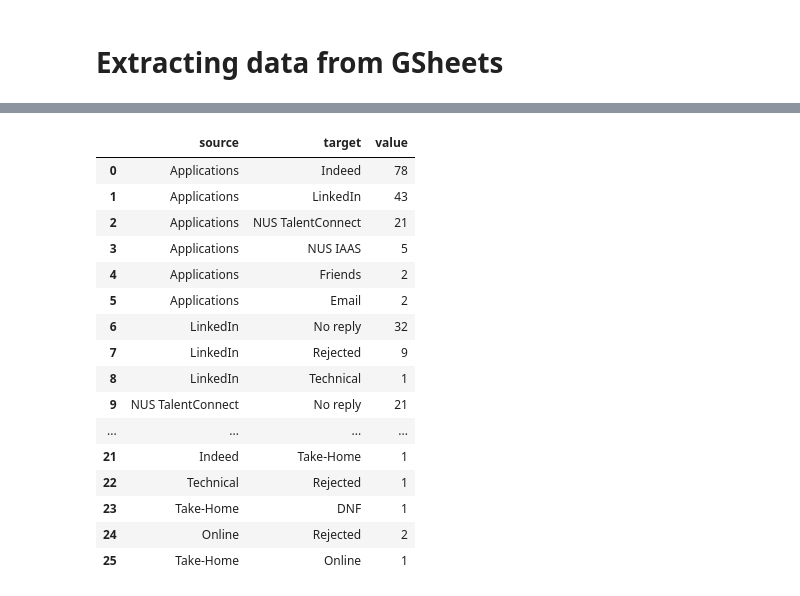
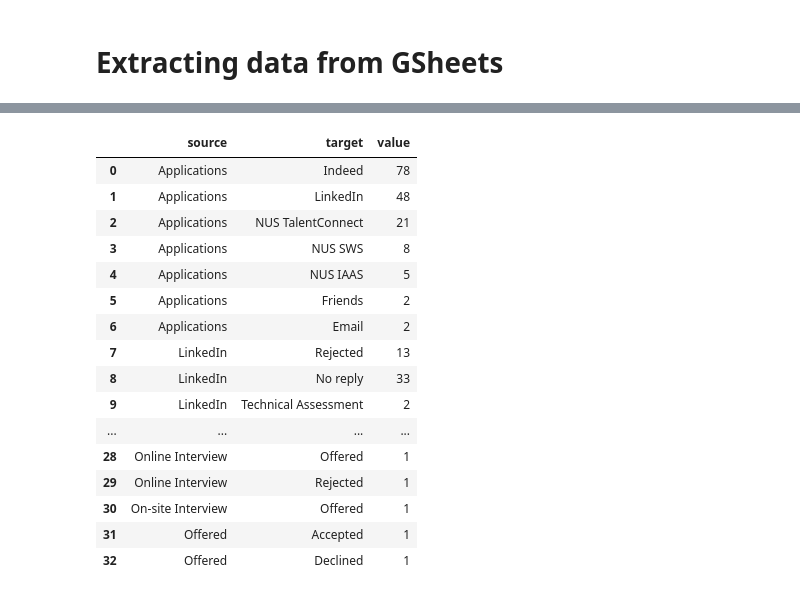
Before and after one commit to thewongdylan/internship-tracking, a Jupyter notebook: src/SankeyGenerator.ipynb, the cells around one changed output, grey strips where cells are left out. Drawn from its saved outputs; the diff is of its cells as text; code cells hidden in the pictures.

```diff
--- a/src/SankeyGenerator.ipynb
+++ b/src/SankeyGenerator.ipynb
@@ -64,13 +64,17 @@ See the caveats in the documentation: https://pandas.pydata.org/pandas-docs/stab
 # Lists of unique values for various phases
 job_sources = applications['Source'].unique().tolist()
 
-statuses = applications['Status 1'].unique().tolist()
-statuses.extend(applications['Status 2'].unique().tolist())
+status_stages = [stage for stage in applications.columns if stage.startswith('Status')]
+for i in range(len(status_stages)):
+    if i == 0:
+        statuses = applications[status_stages[i]].unique().tolist()
+    else:
+        statuses.extend(applications[status_stages[i]].unique().tolist())
 statuses = list(set(statuses))
 statuses.remove(np.nan)
 
 intermediate_statuses = statuses.copy()
-to_remove = ['Rejected', 'DNF', 'Offered', 'Accepted']
+to_remove = ['Rejected', 'DNF', 'Offered', 'Accepted', 'Declined']
 for item in to_remove:
     if item in intermediate_statuses:
         intermediate_statuses.remove(item)
@@ -82,12 +86,10 @@ node_value_counts = {node: 0 for node in unique_nodes}
 job_sources_count = applications['Source'].value_counts().to_dict()
 for source in job_sources_count:
     node_value_counts[source] += job_sources_count[source]
-status_1_count = applications['Status 1'].value_counts().to_dict()
-for status in status_1_count:
-    node_value_counts[status] += status_1_count[status]
-status_2_count = applications['Status 2'].value_counts().to_dict()
-for status in status_2_count:
-    node_value_counts[status] += status_2_count[status]
+for stage in status_stages:
+    status_count = applications[stage].value_counts().to_dict()
+    for status in status_count:
+        node_value_counts[status] += status_count[status]
 node_value_counts['Applications'] = len(applications)
 node_value_counts['No reply'] = len(applications[applications['Status 1'].isna() & applications['Status 2'].isna()])
 
@@ -116,58 +118,73 @@ for application_source in application_sources.index:
     source = application_source
     value = application_sources[application_source]
     sankey_df = sankey_df._append({'source': 'Applications', 'target': source, 'value': value}, ignore_index=True)
 
 # Source -> Status 1
 application_statuses_1 = {}
 for index, row in applications.iterrows():
     if pd.notna(row['Status 1']):
         status_update_1 = row['Source'], row['Status 1']
         if status_update_1 in application_statuses_1:
             application_statuses_1[status_update_1] += 1
         else:
             application_statuses_1[status_update_1] = 1
     else:
         no_update_status = row['Source'], 'No reply'
         if no_update_status in application_statuses_1:
             application_statuses_1[no_update_status] += 1
         else:
             application_statuses_1[no_update_status] = 1
 
 for status_update_1 in application_statuses_1:
     sankey_df = sankey_df._append({'source': status_update_1[0], 'target': status_update_1[1], 'value': application_statuses_1[status_update_1]}, ignore_index=True)
 
 # Status 1 -> Status 2
-application_statuses_2 = {}
-for index, row in applications.iterrows():
-    if pd.notna(row['Status 2']):
-        flow = row['Status 1'], row['Status 2']
-        if flow in application_statuses_2:
-            application_statuses_2[flow] += 1
-        else:
-            application_statuses_2[flow] = 1
+# application_statuses_2 = {}
+# for index, row in applications.iterrows():
+#     if pd.notna(row['Status 2']):
+#         flow = row['Status 1'], row['Status 2']
+#         if flow in application_statuses_2:
+#             application_statuses_2[flow] += 1
+#         else:
+#             application_statuses_2[flow] = 1
 
-for flow in application_statuses_2:
-    sankey_df = sankey_df._append({'source': flow[0], 'target': flow[1], 'value': application_statuses_2[flow]}, ignore_index=True)
+# for flow in application_statuses_2:
+#     sankey_df = sankey_df._append({'source': flow[0], 'target': flow[1], 'value': application_statuses_2[flow]}, ignore_index=True)
+
+# Status 1 -> Status N
+for i in range(len(status_stages)):
+    if i != 0:
+        application_statuses_i = {}
+        for index, row in applications.iterrows():
+            if pd.notna(row[status_stages[i]]):
+                flow = row[status_stages[i-1]], row[status_stages[i]]
+                if flow in application_statuses_i:
+                    application_statuses_i[flow] += 1
+                else:
+                    application_statuses_i[flow] = 1
+
+        for flow in application_statuses_i:
+            sankey_df = sankey_df._append({'source': flow[0], 'target': flow[1], 'value': application_statuses_i[flow]}, ignore_index=True)
 
 sankey_df
 # %% [output]
 |  | source | target | value |
 | 0 | Applications | Indeed | 78 |
-| 1 | Applications | LinkedIn | 43 |
+| 1 | Applications | LinkedIn | 48 |
 | 2 | Applications | NUS TalentConnect | 21 |
-| 3 | Applications | NUS IAAS | 5 |
-| 4 | Applications | Friends | 2 |
-| 5 | Applications | Email | 2 |
-| 6 | LinkedIn | No reply | 32 |
-| 7 | LinkedIn | Rejected | 9 |
-| 8 | LinkedIn | Technical | 1 |
-| 9 | NUS TalentConnect | No reply | 21 |
+| 3 | Applications | NUS SWS | 8 |
+| 4 | Applications | NUS IAAS | 5 |
+| 5 | Applications | Friends | 2 |
+| 6 | Applications | Email | 2 |
+| 7 | LinkedIn | Rejected | 13 |
+| 8 | LinkedIn | No reply | 33 |
+| 9 | LinkedIn | Technical Assessment | 2 |
 | ... | ... | ... | ... |
-| 21 | Indeed | Take-Home | 1 |
-| 22 | Technical | Rejected | 1 |
-| 23 | Take-Home | DNF | 1 |
-| 24 | Online | Rejected | 2 |
-| 25 | Take-Home | Online | 1 |
+| 28 | Online Interview | Offered | 1 |
+| 29 | Online Interview | Rejected | 1 |
+| 30 | On-site Interview | Offered | 1 |
+| 31 | Offered | Accepted | 1 |
+| 32 | Offered | Declined | 1 |
 # %%
 ## Creating color references for nodes and links
 
```
Also changed, not shown: parts of 7 cells of this notebook.
